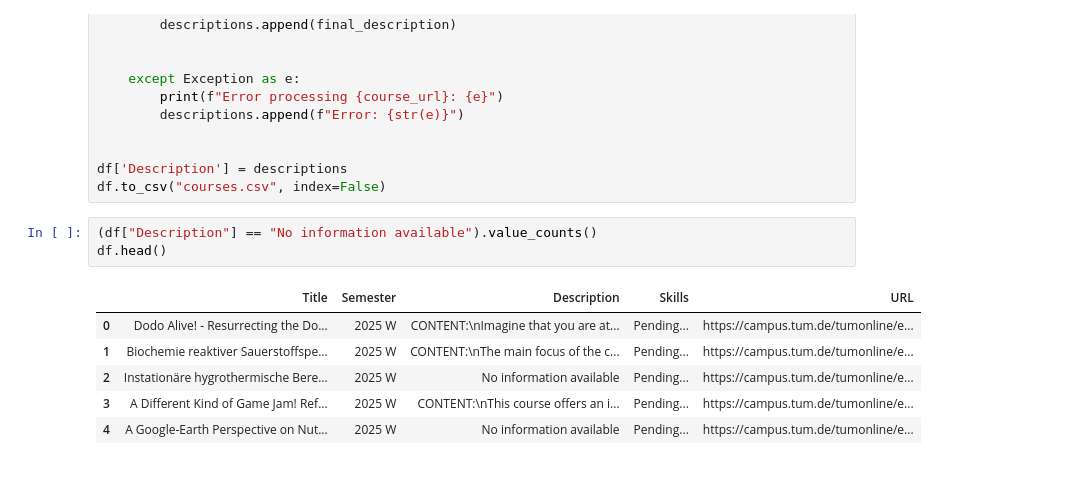
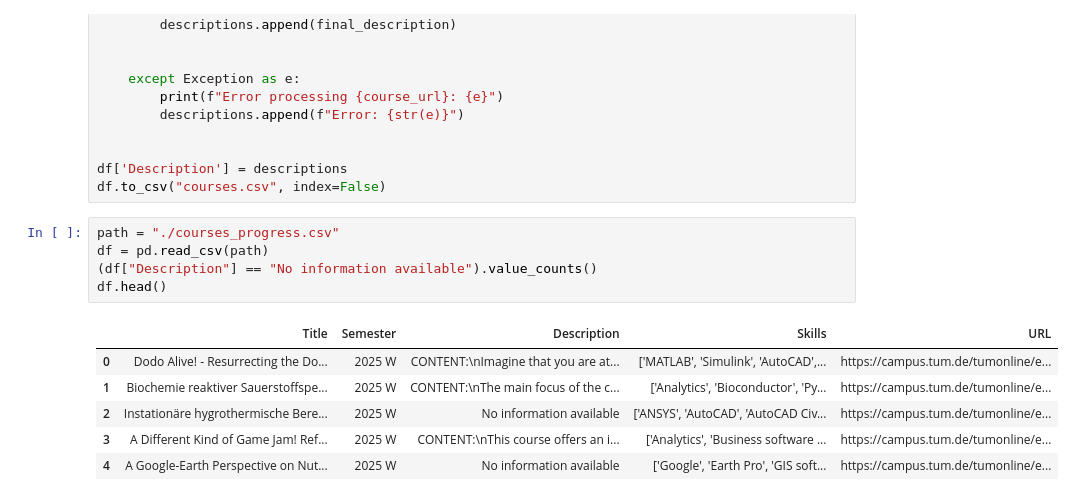
Before and after one commit to abdelrahmanjaber/employeah, a Jupyter notebook: data_pipeline/tum/tum_skills.ipynb, the cells around one changed output. Saved outputs shown, nothing was run; the diff lists cells and outputs as text.

Commit message:
Course skill extraction with new skill list

```diff
--- a/data_pipeline/tum/tum_skills.ipynb
+++ b/data_pipeline/tum/tum_skills.ipynb
@@ -85,15 +85,17 @@ for index, row in tqdm(df.iterrows(), total=len(df), desc="Scraping TUM Descript
 df['Description'] = descriptions
 df.to_csv("courses.csv", index=False)
 # %%
+path = "./courses_progress.csv"
+df = pd.read_csv(path)
 (df["Description"] == "No information available").value_counts()
 df.head()
 # %% [output]
 |  | Title | Semester | Description | Skills | URL |
-| 0 | Dodo Alive! - Resurrecting the Do... | 2025 W | CONTENT:\nImagine that you are at... | Pending... | https://campus.tum.de/tumonline/e... |
-| 1 | Biochemie reaktiver Sauerstoffspe... | 2025 W | CONTENT:\nThe main focus of the c... | Pending... | https://campus.tum.de/tumonline/e... |
-| 2 | Instationäre hygrothermische Bere... | 2025 W | No information available | Pending... | https://campus.tum.de/tumonline/e... |
-| 3 | A Different Kind of Game Jam! Ref... | 2025 W | CONTENT:\nThis course offers an i... | Pending... | https://campus.tum.de/tumonline/e... |
-| 4 | A Google-Earth Perspective on Nut... | 2025 W | No information available | Pending... | https://campus.tum.de/tumonline/e... |
+| 0 | Dodo Alive! - Resurrecting the Do... | 2025 W | CONTENT:\nImagine that you are at... | ['MATLAB', 'Simulink', 'AutoCAD',... | https://campus.tum.de/tumonline/e... |
+| 1 | Biochemie reaktiver Sauerstoffspe... | 2025 W | CONTENT:\nThe main focus of the c... | ['Analytics', 'Bioconductor', 'Py... | https://campus.tum.de/tumonline/e... |
+| 2 | Instationäre hygrothermische Bere... | 2025 W | No information available | ['ANSYS', 'AutoCAD', 'AutoCAD Civ... | https://campus.tum.de/tumonline/e... |
+| 3 | A Different Kind of Game Jam! Ref... | 2025 W | CONTENT:\nThis course offers an i... | ['Analytics', 'Business software ... | https://campus.tum.de/tumonline/e... |
+| 4 | A Google-Earth Perspective on Nut... | 2025 W | No information available | ['Google', 'Earth Pro', 'GIS soft... | https://campus.tum.de/tumonline/e... |
 # %%
 import google.generativeai as genai
 from dotenv import load_dotenv
```
Also changed, not shown: parts of 6 cells of this notebook, 2 other files.
